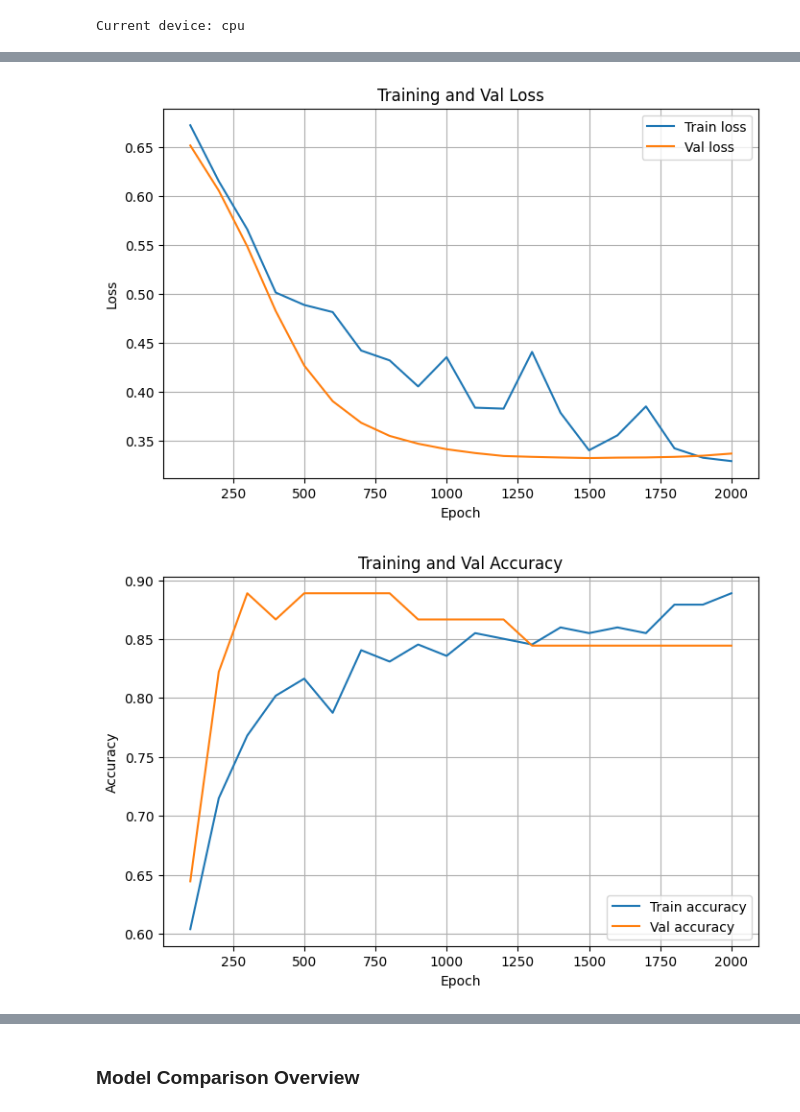
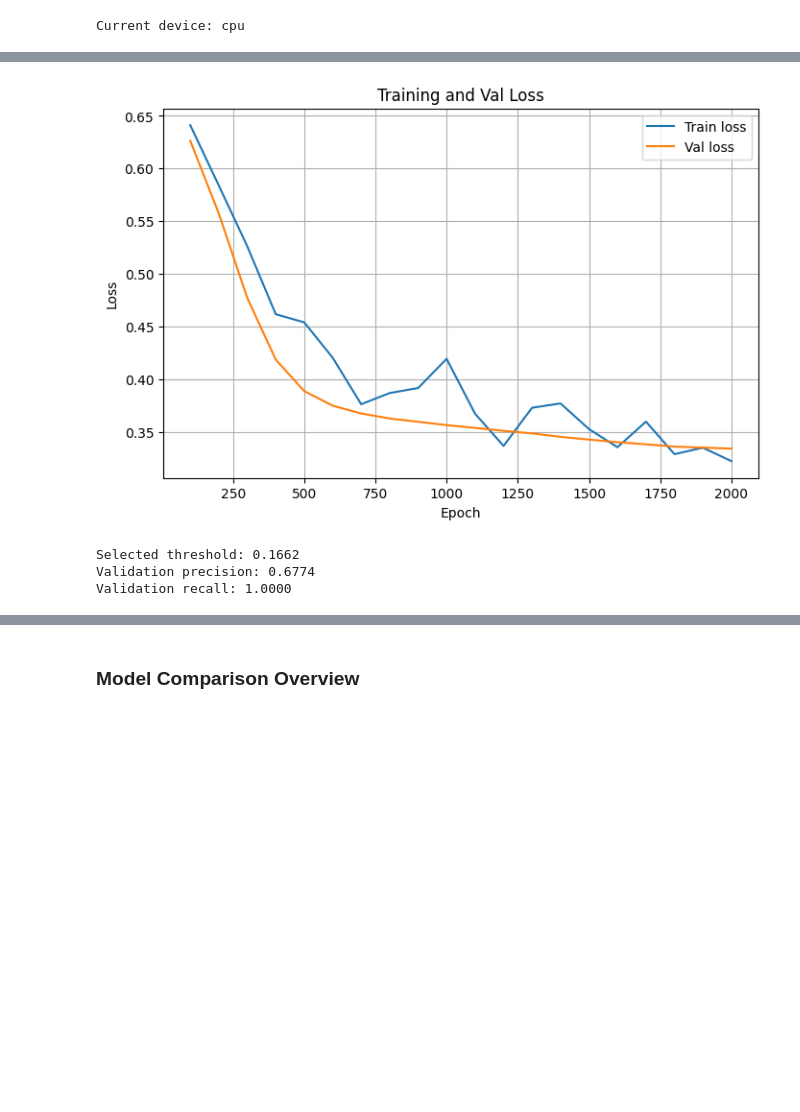
Before and after one commit to samy-bouchentouf/heart-disease-prediction, a Jupyter notebook: notebooks/model_comparison.ipynb, the cells around one changed output, grey strips where cells are left out. Cells and saved outputs as stored; diff of their text form; code cells hidden in the pictures; blank space fills up the shorter version.

Commit message:
threshold displayed

```diff
--- a/notebooks/model_comparison.ipynb
+++ b/notebooks/model_comparison.ipynb
@@ -248,45 +287,42 @@ Validation accuracy at best epoch: 84.44%
 # %%
 epochs = range(100, EPOCHS + 1, 100)
 
 # Graphe 1 : Loss
 plt.figure(figsize=(8, 5))
 plt.plot(epochs, train_losses, label="Train loss")
 plt.plot(epochs, val_losses, label="Val loss")
 plt.xlabel("Epoch")
 plt.ylabel("Loss")
 plt.title("Training and Val Loss")
 plt.legend()
 plt.grid(True)
 plt.show()
-
-# Graphe 2 : Accuracy
-plt.figure(figsize=(8, 5))
-plt.plot(epochs, train_accuracies, label="Train accuracy")
-plt.plot(epochs, val_accuracies, label="Val accuracy")
-plt.xlabel("Epoch")
-plt.ylabel("Accuracy")
-plt.title("Training and Val Accuracy")
-plt.legend()
-plt.grid(True)
-plt.show()
 # %% [output]
-[figure, old version]
+[figure, new version]
-[figure, removed]
 # %%
 mlp_model.eval()
 
 with torch.no_grad():
-    yt_pred = mlp_model(Xt_test)
-    mlp_loss = criterion(yt_pred, yt_test).item()
-    yt_pred_class = torch.argmax(yt_pred, dim=1)
+    yt_pred_val = mlp_model(Xt_val)
+    y_proba_val_mlp = torch.softmax(
+        yt_pred_val, dim=1
+    )[:, 1].cpu().numpy()
 
-    y_true_mlp = yt_test.cpu().numpy()
-    y_pred_mlp = yt_pred_class.cpu().numpy()
-    y_proba_mlp = torch.softmax(yt_pred, dim=1)[:, 1].cpu().numpy()
+y_true_val_mlp = yt_val.cpu().numpy()
 
-mlp_metrics = evaluate_model(
-    y_true_mlp,
-    y_pred_mlp,
-    y_proba_mlp,
-    loss=mlp_loss
+threshold_mlp, val_metrics_mlp = select_threshold(
+    y_true_val_mlp,
+    y_proba_val_mlp,
+    min_precision=0.5
 )
+
+if threshold_mlp is not None:
+    print(f"Selected threshold: {threshold_mlp:.4f}")
+    print(f"Validation precision: {val_metrics_mlp['precision']:.4f}")
+    print(f"Validation recall: {val_metrics_mlp['recall']:.4f}")
+else:
+    print("No threshold satisfies the precision constraint.")
+# %% [output]
+Selected threshold: 0.1662
+Validation precision: 0.6774
+Validation recall: 1.0000
```
Also changed, not shown: parts of 18 cells of this notebook, 1 other file.
